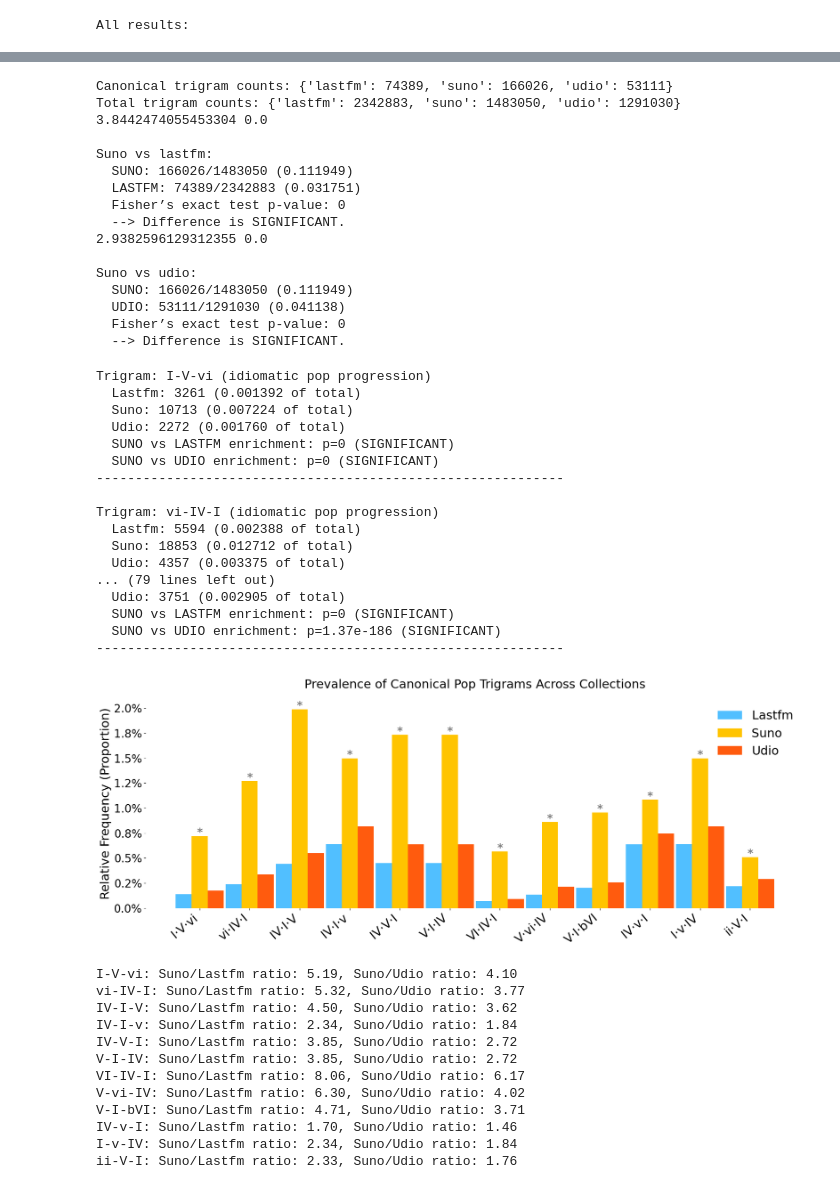
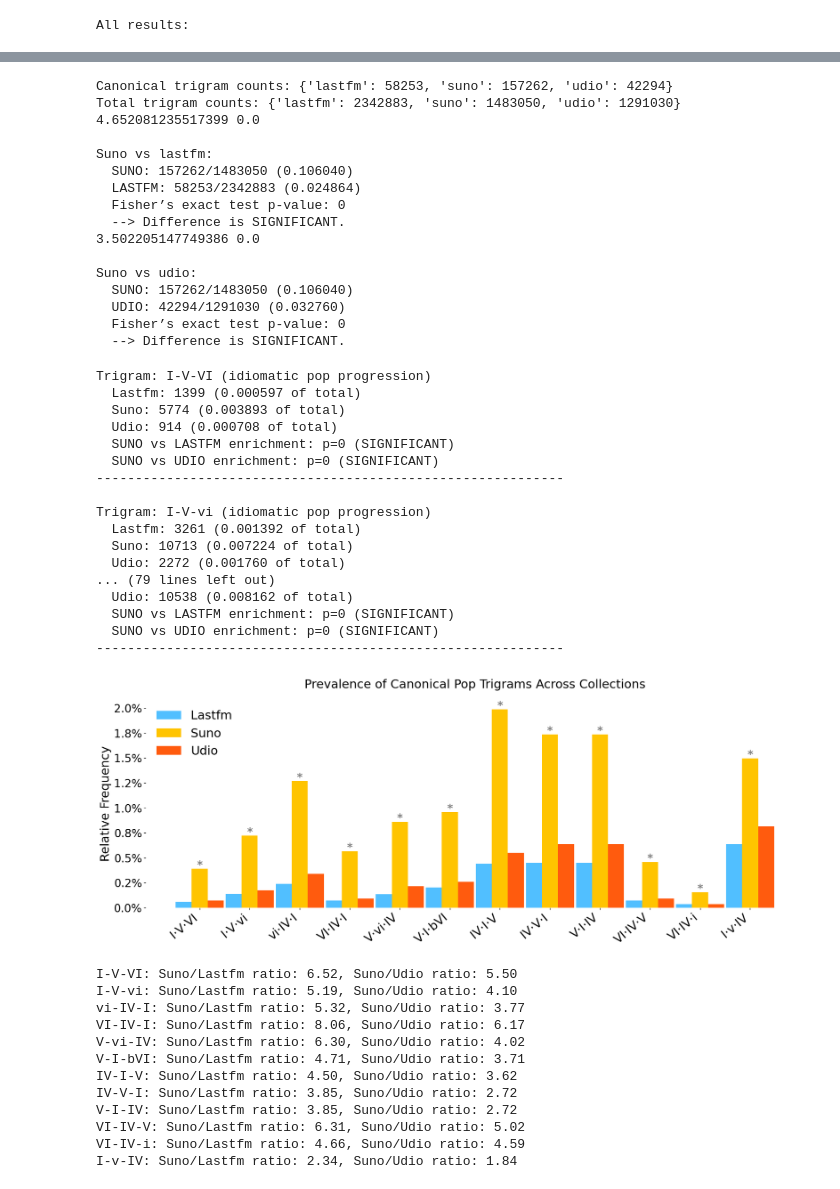
Before and after one commit to Dazzid/Aimir_Structure, a Jupyter notebook: src/trigram_analysis.ipynb, the cells around one changed output, grey strips where cells are left out. Cells and saved outputs as stored; diff of their text form; code cells hidden in the pictures.

```diff
--- a/src/trigram_analysis.ipynb
+++ b/src/trigram_analysis.ipynb
@@ -468,7 +468,7 @@ sorted_idx = np.argsort(totals)[::-1]
 data = data[sorted_idx]
 labels = [labels[i] for i in sorted_idx]
 
-fig, ax = plt.subplots(figsize=(15, 10))
+fig, ax = plt.subplots(figsize=(15, 15))
 left = np.zeros(len(labels))
 for i, (style, color) in enumerate(zip(all_plot_styles, bar_colors)):
     ax.barh(labels, data[:, i], left=left, label=style, color=color)
@@ -476,13 +476,15 @@ for i, (style, color) in enumerate(zip(all_plot_styles, bar_colors)):
 
 for spine in ax.spines.values():
     spine.set_visible(False)
-text_size = 22
+text_size = 28
 
 ax.set_xlabel('Count', fontsize=text_size)
 ax.set_ylabel('Trigram', fontsize=text_size)
-ax.set_title(f'Top {N} Trigrams by Style ({type.capitalize()})', fontsize=22)
+ax.set_title(f'Top {N} Trigrams by Style ({type.capitalize()})', fontsize=text_size)
 ax.set_yticklabels(labels, fontsize=text_size)
-ax.set_xticklabels(ax.get_xticks(), fontsize=text_size)
+# Change the number from thousand a more readable number
+# ax.set_xticks(np.arange(0, max(totals) + 1, step=max(totals) / 10))
+ax.set_xticklabels(ax.get_xticks()/1000, fontsize=text_size)
 # Capitalize style names for legend labels
 capitalized_labels = [style.capitalize() for style in all_plot_styles]
 handles, _ = ax.get_legend_handles_labels()
@@ -497,17 +499,17 @@ plt.show()
 # %%
 trigram_targets = [
+    ('I', 'V', 'VI'),
     ('I', 'V', 'vi'),
     ('vi', 'IV', 'I'),
-    ('IV', 'I', 'V'),
-    ('IV', 'I', 'v'),
-    ('IV', 'V', 'I'),
-    ('V', 'I', 'IV'),
     ('VI', 'IV', 'I'),
     ('V', 'vi', 'IV'),
     ('V', 'I', 'bVI'),
-    ('IV', 'v', 'I'),
-    ('I', 'v', 'IV'),
-    ('ii', 'V', 'I')
+    ('IV', 'I', 'V'),
+    ('IV', 'V', 'I'),
+    ('V', 'I', 'IV'),
+    ('VI', 'IV', 'V'),
+    ('VI', 'IV', 'i'),
+    ('I', 'v', 'IV')
 ]
 # If you want all rotations for each, also do:
 all_target_trigrams = set()
@@ -723,20 +725,20 @@ for other in ['lastfm', 'udio']:
     else:
         print("  --> Difference is NOT significant.")
 # %% [output]
-Canonical trigram counts: {'lastfm': 74389, 'suno': 166026, 'udio': 53111}
+Canonical trigram counts: {'lastfm': 58253, 'suno': 157262, 'udio': 42294}
 Total trigram counts: {'lastfm': 2342883, 'suno': 1483050, 'udio': 1291030}
-3.8442474055453304 0.0
+4.652081235517399 0.0
 
 Suno vs lastfm:
-  SUNO: 166026/1483050 (0.111949)
-  LASTFM: 74389/2342883 (0.031751)
+  SUNO: 157262/1483050 (0.106040)
+  LASTFM: 58253/2342883 (0.024864)
   Fisher’s exact test p-value: 0
   --> Difference is SIGNIFICANT.
-2.9382596129312355 0.0
+3.502205147749386 0.0
 
 Suno vs udio:
-  SUNO: 166026/1483050 (0.111949)
-  UDIO: 53111/1291030 (0.041138)
+  SUNO: 157262/1483050 (0.106040)
+  UDIO: 42294/1291030 (0.032760)
   Fisher’s exact test p-value: 0
   --> Difference is SIGNIFICANT.
 # %%
@@ -803,23 +805,23 @@ for idx, row in df_trigram_report.iterrows():
             print(f"  SUNO vs {other.upper()} enrichment: p={pval:.3g} ({result})")
     print("-" * 60)
 # %% [output]
+Trigram: I-V-VI (idiomatic pop progression)
+  Lastfm: 1399 (0.000597 of total)
+  Suno: 5774 (0.003893 of total)
+  Udio: 914 (0.000708 of total)
+  SUNO vs LASTFM enrichment: p=0 (SIGNIFICANT)
+  SUNO vs UDIO enrichment: p=0 (SIGNIFICANT)
+------------------------------------------------------------
+
 Trigram: I-V-vi (idiomatic pop progression)
   Lastfm: 3261 (0.001392 of total)
   Suno: 10713 (0.007224 of total)
   Udio: 2272 (0.001760 of total)
+... (79 lines left out)
+  Udio: 10538 (0.008162 of total)
   SUNO vs LASTFM enrichment: p=0 (SIGNIFICANT)
   SUNO vs UDIO enrichment: p=0 (SIGNIFICANT)
 ------------------------------------------------------------
-
-Trigram: vi-IV-I (idiomatic pop progression)
-  Lastfm: 5594 (0.002388 of total)
-  Suno: 18853 (0.012712 of total)
-  Udio: 4357 (0.003375 of total)
-... (79 lines left out)
-  Udio: 3751 (0.002905 of total)
-  SUNO vs LASTFM enrichment: p=0 (SIGNIFICANT)
-  SUNO vs UDIO enrichment: p=1.37e-186 (SIGNIFICANT)
-------------------------------------------------------------
 # %%
 import matplotlib.pyplot as plt
 import matplotlib.ticker as mtick
@@ -842,47 +844,47 @@ for i, col in enumerate(collections):
 
 ax.set_xticks(x + bar_width)
 ax.set_xticklabels(trigram_names, rotation=40, ha='right', fontsize=22)
-ax.set_ylabel('Relative Frequency (Proportion)', fontsize=22)
+ax.set_ylabel('Relative Frequency', fontsize=22)
 ax.set_title('Prevalence of Canonical Pop Trigrams Across Collections', fontsize=22, pad=20)
 ax.legend(title="", fontsize=22, title_fontsize=14, frameon=False)
 ax.yaxis.set_major_formatter(mtick.PercentFormatter(1.0, decimals=1))
 ax.tick_params(axis='y', labelsize=20)
 
 # Optionally annotate significant results
 for i, row in enumerate(trigram_results):
     sig = (row['suno_vs_lastfm_p'] < 0.05) and (row['suno_vs_udio_p'] < 0.05)
     if sig:
         y = proportions['suno'][i]
         ax.text(x[i] + bar_width, y, '*', color='gray', ha='center', fontsize=20, fontweight='bold')
 
 
 for spine in ax.spines.values():
     spine.set_visible(False)
 
 plt.tight_layout()
 plt.show()
 
 for row in trigram_results:
     suno_prop = row["suno_prop"]
     lastfm_prop = row["lastfm_prop"]
     udio_prop = row["udio_prop"]
     suno_vs_lastfm_ratio = suno_prop / lastfm_prop if lastfm_prop else float('inf')
     suno_vs_udio_ratio = suno_prop / udio_prop if udio_prop else float('inf')
     print(f"{row['Trigram']}: Suno/Lastfm ratio: {suno_vs_lastfm_ratio:.2f}, Suno/Udio ratio: {suno_vs_udio_ratio:.2f}")
 # %% [output]
-[figure, old version]
+[figure, new version]
+I-V-VI: Suno/Lastfm ratio: 6.52, Suno/Udio ratio: 5.50
 I-V-vi: Suno/Lastfm ratio: 5.19, Suno/Udio ratio: 4.10
 vi-IV-I: Suno/Lastfm ratio: 5.32, Suno/Udio ratio: 3.77
-IV-I-V: Suno/Lastfm ratio: 4.50, Suno/Udio ratio: 3.62
-IV-I-v: Suno/Lastfm ratio: 2.34, Suno/Udio ratio: 1.84
-IV-V-I: Suno/Lastfm ratio: 3.85, Suno/Udio ratio: 2.72
-V-I-IV: Suno/Lastfm ratio: 3.85, Suno/Udio ratio: 2.72
 VI-IV-I: Suno/Lastfm ratio: 8.06, Suno/Udio ratio: 6.17
 V-vi-IV: Suno/Lastfm ratio: 6.30, Suno/Udio ratio: 4.02
 V-I-bVI: Suno/Lastfm ratio: 4.71, Suno/Udio ratio: 3.71
-IV-v-I: Suno/Lastfm ratio: 1.70, Suno/Udio ratio: 1.46
+IV-I-V: Suno/Lastfm ratio: 4.50, Suno/Udio ratio: 3.62
+IV-V-I: Suno/Lastfm ratio: 3.85, Suno/Udio ratio: 2.72
+V-I-IV: Suno/Lastfm ratio: 3.85, Suno/Udio ratio: 2.72
+VI-IV-V: Suno/Lastfm ratio: 6.31, Suno/Udio ratio: 5.02
+VI-IV-i: Suno/Lastfm ratio: 4.66, Suno/Udio ratio: 4.59
 I-v-IV: Suno/Lastfm ratio: 2.34, Suno/Udio ratio: 1.84
-ii-V-I: Suno/Lastfm ratio: 2.33, Suno/Udio ratio: 1.76
 # %%
 for row in trigram_results:
     suno_prop = row["suno_prop"]
```
Also changed, not shown: parts of 13 cells of this notebook, 3 other files.
